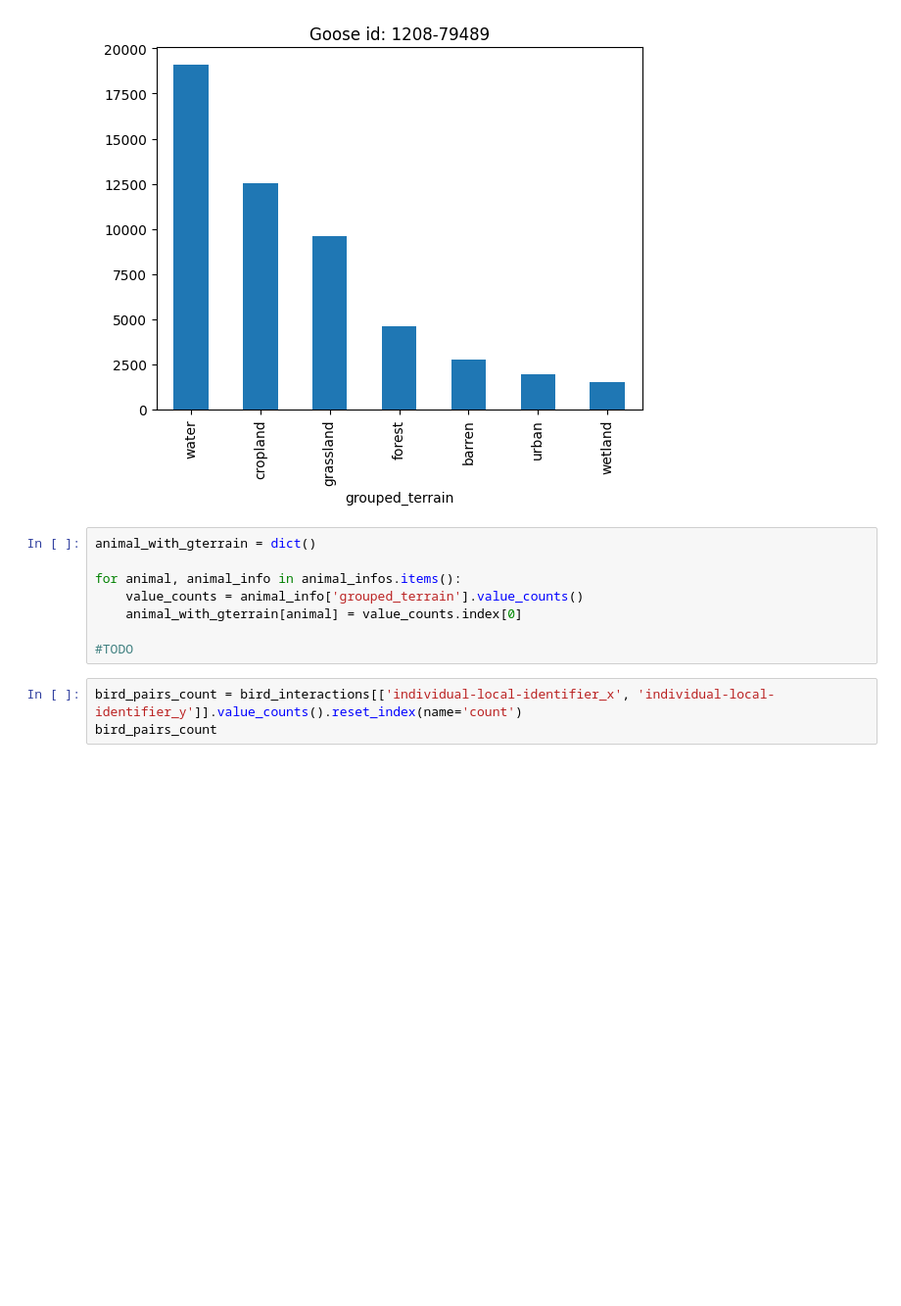
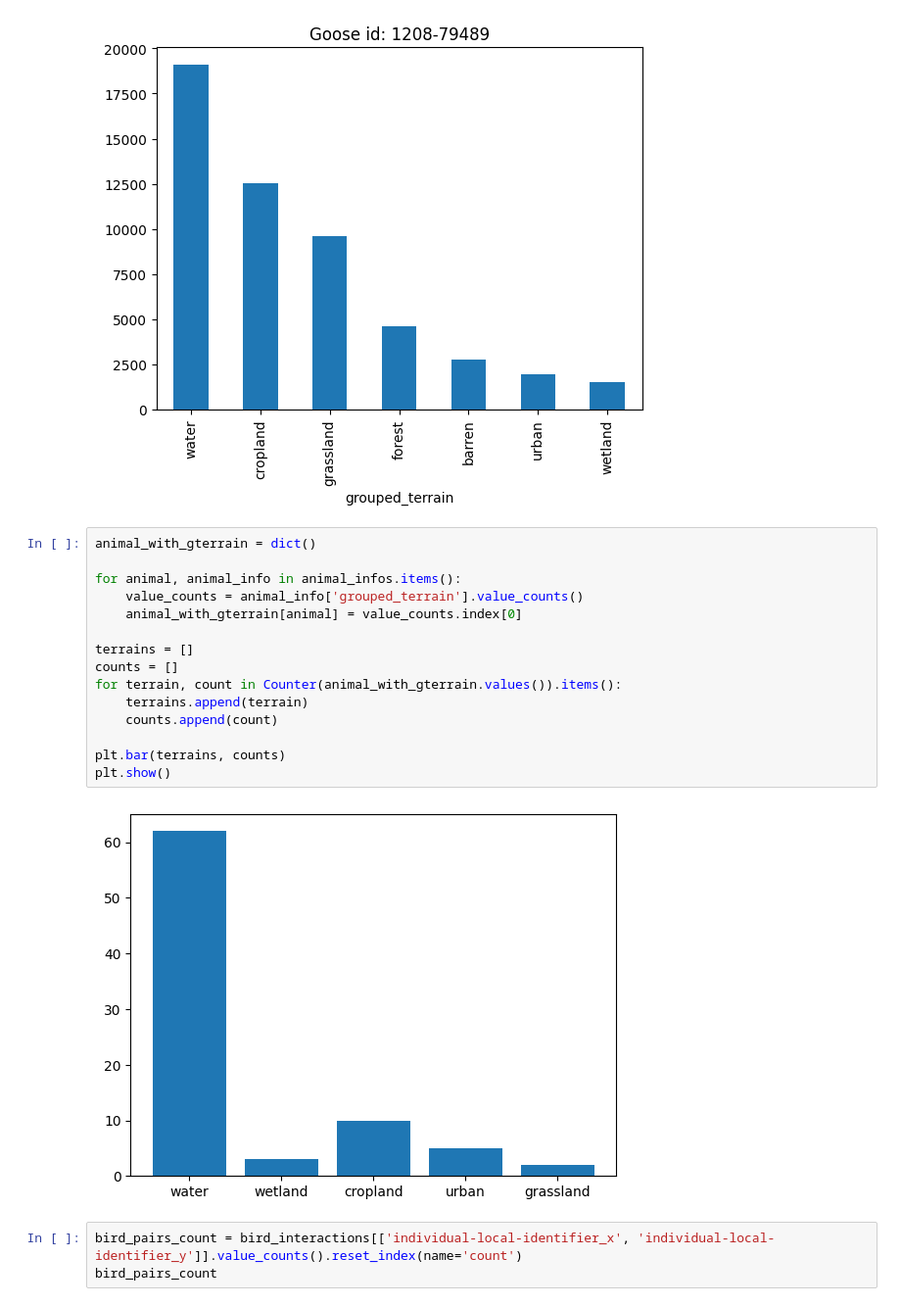
Before and after one commit to Chebawca21/canadian_goose_interactions, a Jupyter notebook: test.ipynb, the cells around one changed output. Shown at 98% size. Drawn from its saved outputs; the diff is of its cells as text; blank space fills up the shorter version.

```diff
--- a/test.ipynb
+++ b/test.ipynb
@@ -464,11 +465,20 @@ for animal, animal_info in animal_infos.items():
 # %%
 animal_with_gterrain = dict()
 
 for animal, animal_info in animal_infos.items():
     value_counts = animal_info['grouped_terrain'].value_counts()
     animal_with_gterrain[animal] = value_counts.index[0]
 
-#TODO
+terrains = []
+counts = []
+for terrain, count in Counter(animal_with_gterrain.values()).items():
+    terrains.append(terrain)
+    counts.append(count)
+
+plt.bar(terrains, counts)
+plt.show()
+# %% [output]
+[figure, added]
 # %%
 bird_pairs_count = bird_interactions[['individual-local-identifier_x', 'individual-local-identifier_y']].value_counts().reset_index(name='count')
 bird_pairs_count
```
Also changed, not shown: parts of 1 cell of this notebook.
